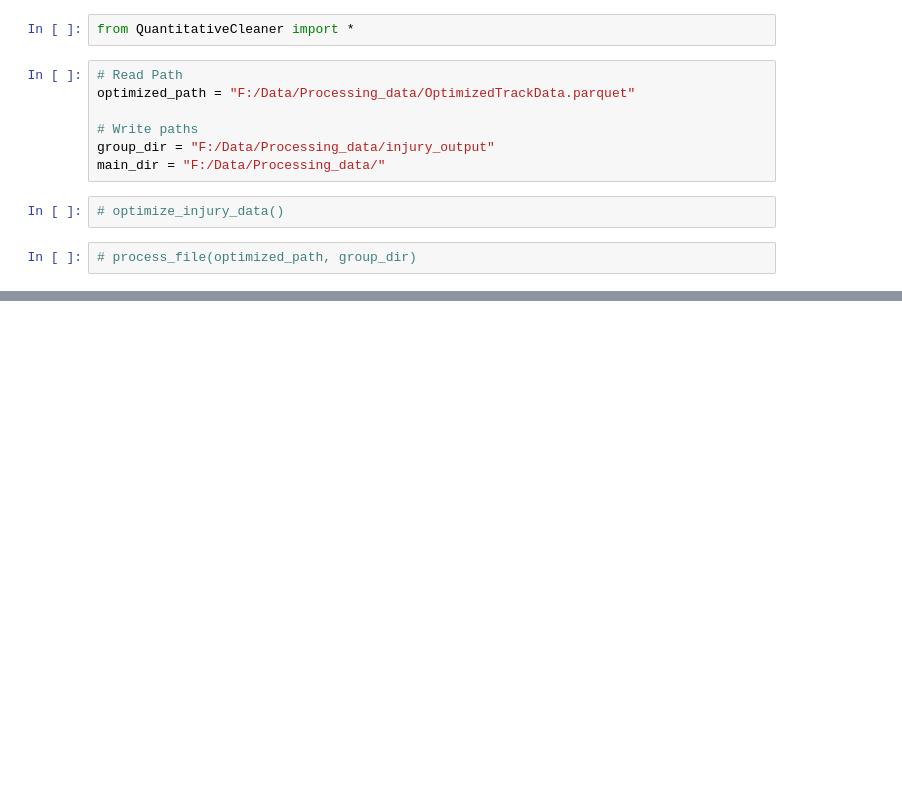
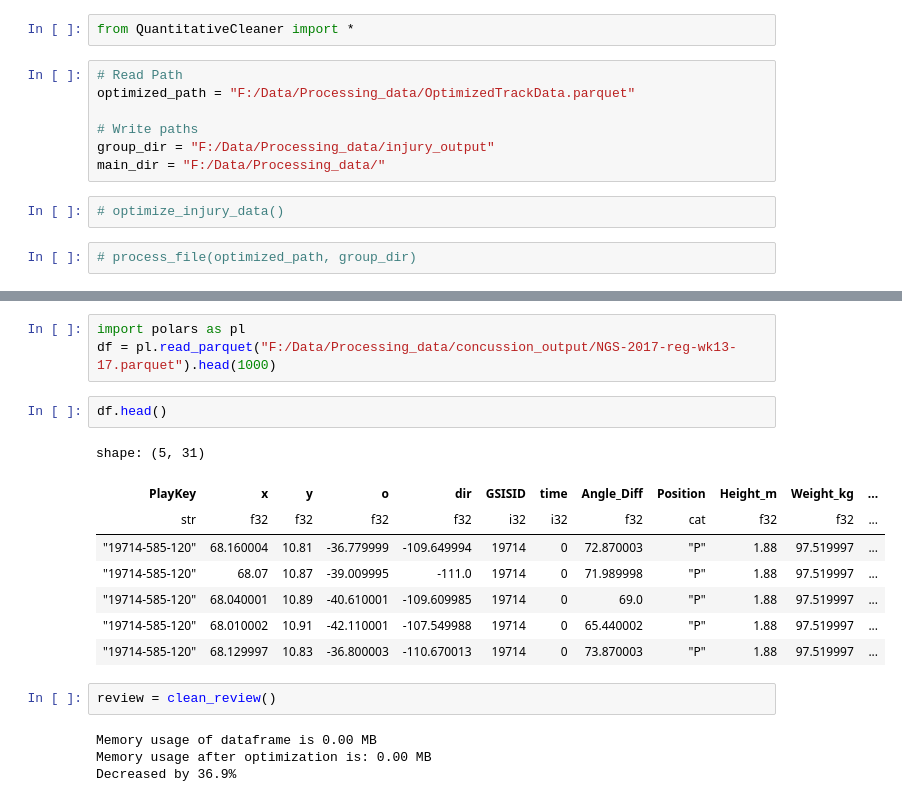
Before and after one commit to FreshOats/NFL_Data_Science, a Jupyter notebook: ET/ET_test.ipynb, the cells around one changed output, grey strips where cells are left out. Cells and saved outputs as stored; diff of their text form; blank space fills up the shorter version.

```diff
--- a/ET/ET_test.ipynb
+++ b/ET/ET_test.ipynb
@@ -57,0 +378,20 @@ Help: if you're using Python, this may look something like:
+# %%
+import polars as pl
+df = pl.read_parquet("F:/Data/Processing_data/concussion_output/NGS-2017-reg-wk13-17.parquet").head(1000)
+# %%
+df.head()
+# %% [output]
+shape: (5, 31)
+| PlayKey | x | y | o | dir | GSISID | time | Angle_Diff | Position | Height_m | Weight_kg | ... |
+| str | f32 | f32 | f32 | f32 | i32 | i32 | f32 | cat | f32 | f32 | ... |
+| "19714-585-120" | 68.160004 | 10.81 | -36.779999 | -109.649994 | 19714 | 0 | 72.870003 | "P" | 1.88 | 97.519997 | ... |
+| "19714-585-120" | 68.07 | 10.87 | -39.009995 | -111.0 | 19714 | 0 | 71.989998 | "P" | 1.88 | 97.519997 | ... |
+| "19714-585-120" | 68.040001 | 10.89 | -40.610001 | -109.609985 | 19714 | 0 | 69.0 | "P" | 1.88 | 97.519997 | ... |
+| "19714-585-120" | 68.010002 | 10.91 | -42.110001 | -107.549988 | 19714 | 0 | 65.440002 | "P" | 1.88 | 97.519997 | ... |
+| "19714-585-120" | 68.129997 | 10.83 | -36.800003 | -110.670013 | 19714 | 0 | 73.870003 | "P" | 1.88 | 97.519997 | ... |
+# %%
+review = clean_review()
+# %% [output]
+Memory usage of dataframe is 0.00 MB
+Memory usage after optimization is: 0.00 MB
+Decreased by 36.9%
```
Also changed, not shown: parts of 45 cells of this notebook, 2 other files.
